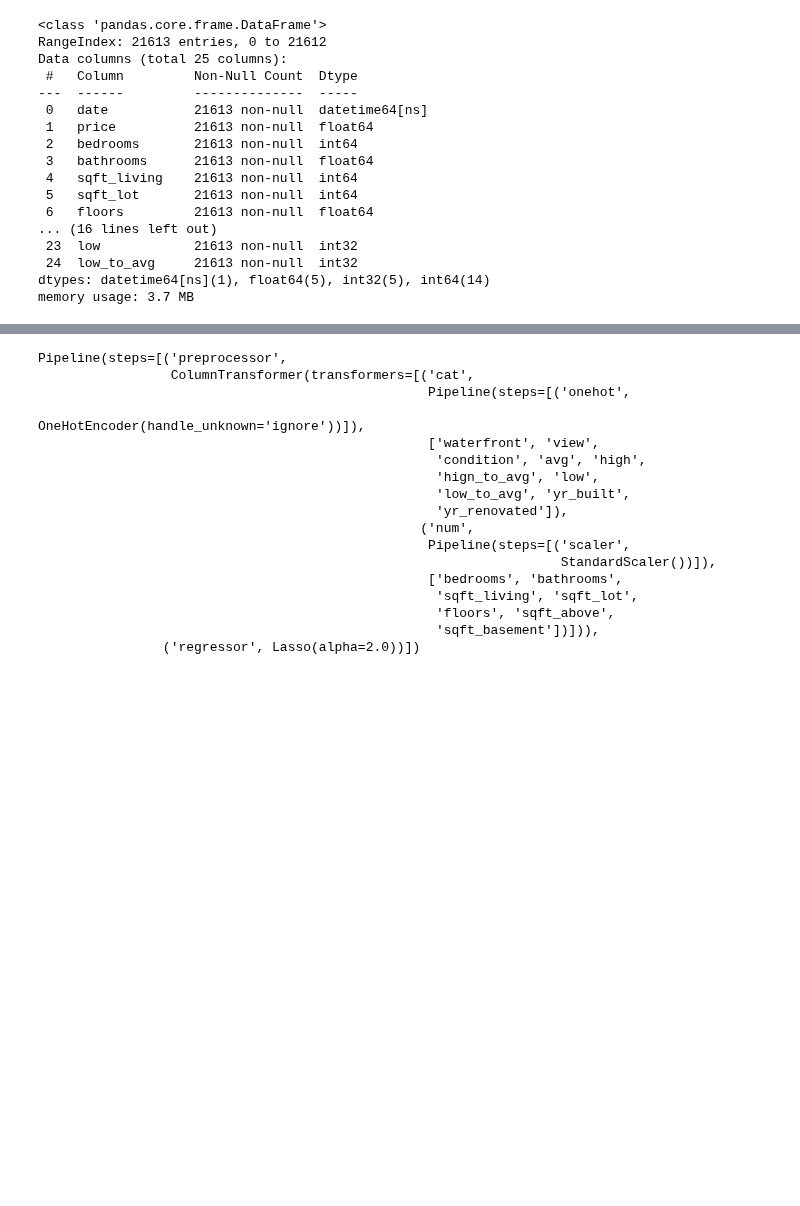
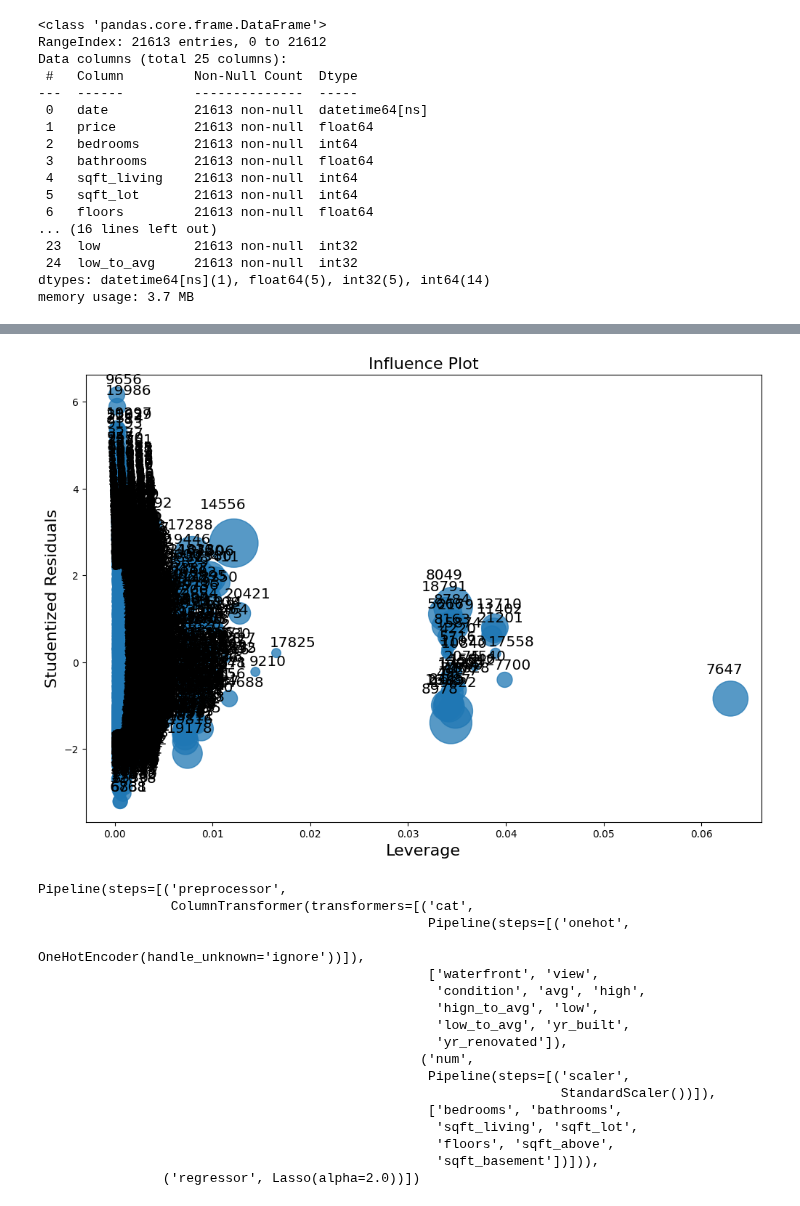
Before and after one commit to ChuHongHeMike/schulich_data_science_he55, a Jupyter notebook: Assignment/A3.ipynb, the cells around one changed output, grey strips where cells are left out. Saved outputs shown, nothing was run; the diff lists cells and outputs as text; code cells hidden in the pictures; blank space fills up the shorter version.

```diff
--- a/Assignment/A3.ipynb
+++ b/Assignment/A3.ipynb
@@ -141,7 +141,7 @@ numerical_features = ['bedrooms' , 'bathrooms' , 'sqft_living' , 'sqft_lot', 'fl
 # %%
-model = sm.OLS(y, x) #do the OLS first to see how many there are influencial points
+model = sm.OLS(y, x[categorical_features+numerical_features]) #do the OLS first to see how many there are influencial points
 results = model.fit()
-
+print(results.summary())
 #fig, ax = plt.subplots(figsize=(12,8))
 #fig = sm.graphics.influence_plot(results, ax=ax, criterion='cooks')
 # #return the graph
@@ -150,19 +168,21 @@ results = model.fit()
 influence = results.get_influence()
 cooks_d = influence.cooks_distance[0]
 
-#Set the threshold based on the 90% of Cook's distance
-cooksd_range = np.percentile(cooks_d, 90)
+#Set the threshold to the top 5% of Cook's distance
+cooksd_range = np.percentile(cooks_d, 95)
 
 # Filter with Cook's distance based on the range
 filtered_indices = np.where(cooks_d < cooksd_range)[0]
 filtered_x = x.iloc[filtered_indices]
 filtered_y = y.iloc[filtered_indices]
-filtered_model = sm.OLS(filtered_y, filtered_x)
+filtered_model = sm.OLS(filtered_y, filtered_x[categorical_features+numerical_features])
 filtered_results = filtered_model.fit()
 # %%
 # Return the influence plot for the filtered results
-#fig, ax = plt.subplots(figsize=(12,8))
-#fig = sm.graphics.influence_plot(filtered_results, ax=ax, criterion='cooks')
+fig, ax = plt.subplots(figsize=(12,8))
+fig = sm.graphics.influence_plot(filtered_results, ax=ax, criterion='cooks')
+# %% [output]
+[figure, added]
 # %%
 
 #set up the pipeline with specific process to deal with different data
```
Also changed, not shown: parts of 9 cells of this notebook.
